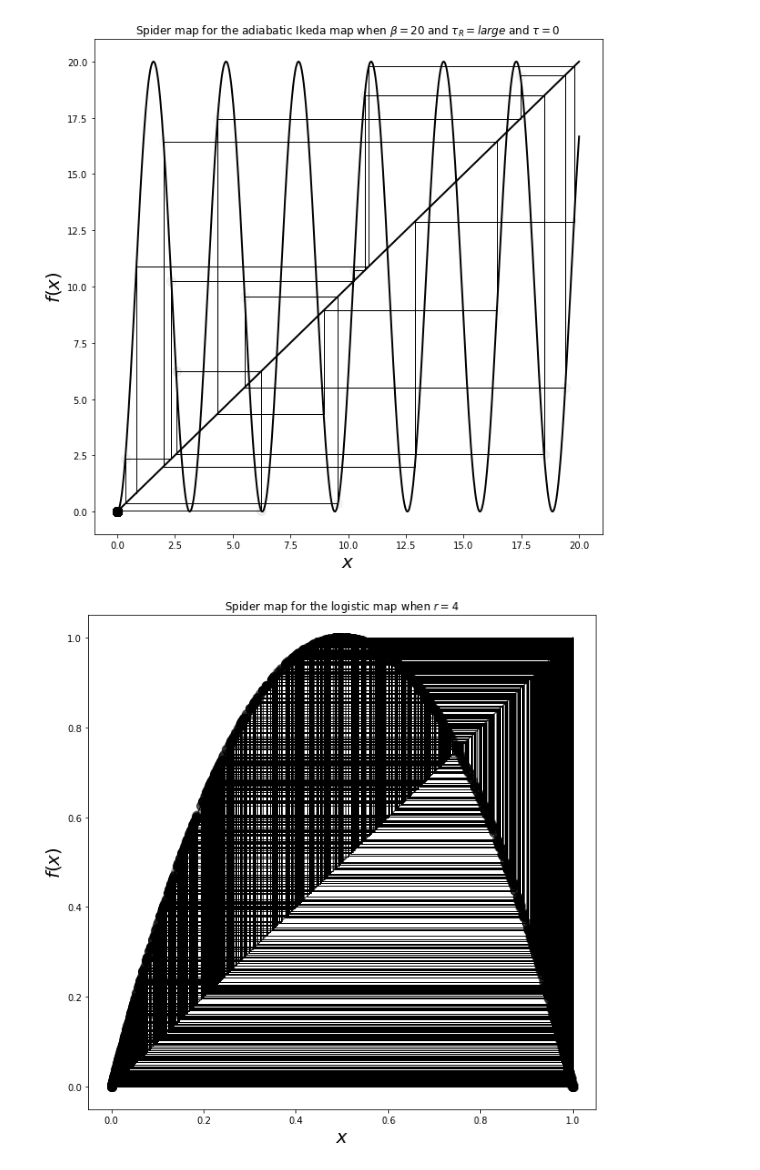
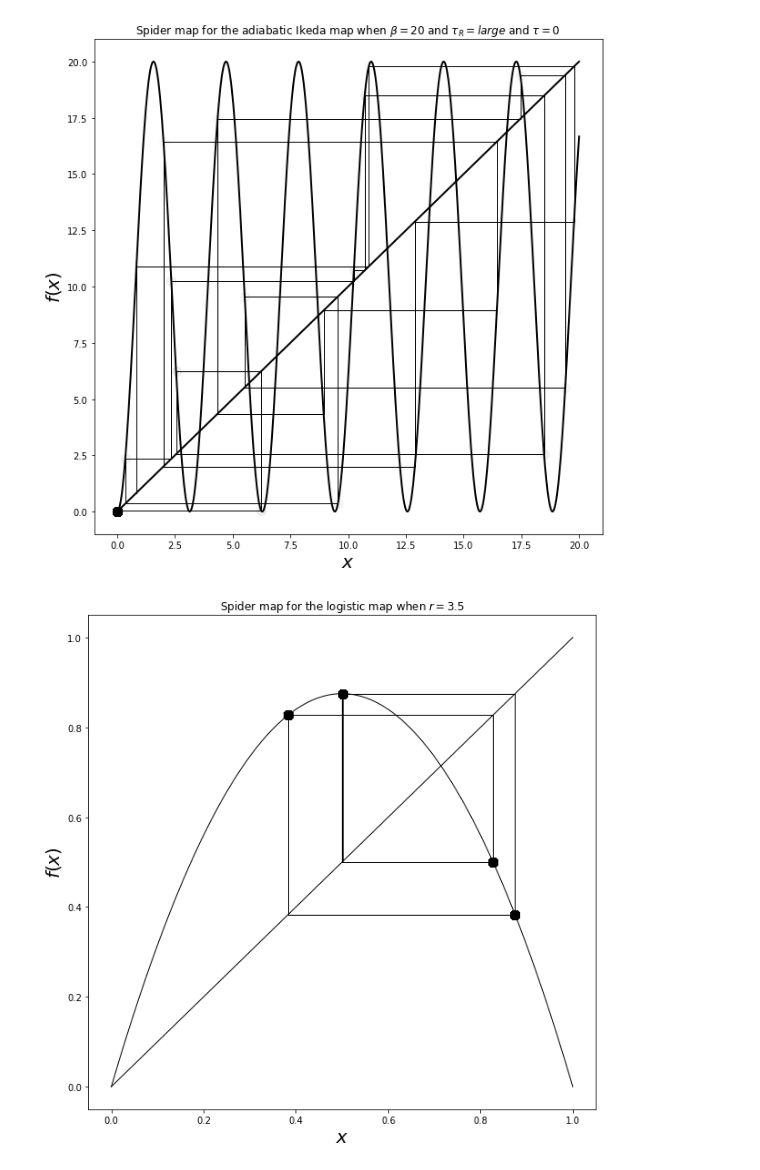
Before and after one commit to ihkim94/Ikeda, a Jupyter notebook: Ikeda_map.ipynb, the cells around one changed output. Saved outputs shown, nothing was run; the diff lists cells and outputs as text; code cells hidden in the pictures.

```diff
--- a/Ikeda_map.ipynb
+++ b/Ikeda_map.ipynb
@@ -245,7 +245,7 @@ class spiderweb:
     def __init__(self, n):
         self.n = n ## number of step for the cobweb plot
 
-    def __call__(self, r):
+    def __call__(self, r, b, y):
         return logistic_model(r), ikeda_adiabatic(b, y)
 
     def logistic_model(self, r, x):
@@ -318,6 +318,6 @@ ikeda_adiabatic_model.plot_adiabatic_ikeda(b = 20, ic = 0.83, t_min = 0, t_max =
 [figure]
 # %%
 logistic_model = spiderweb(n = 1000)
-logistic_model.plot_logistic(r = 4, ic = 0.6)
+logistic_model.plot_logistic(r = 3.5, ic = 0.5)
 # %% [output]
-[figure, old version]
+[figure, new version]
```
Also changed, not shown: parts of 6 cells of this notebook.
